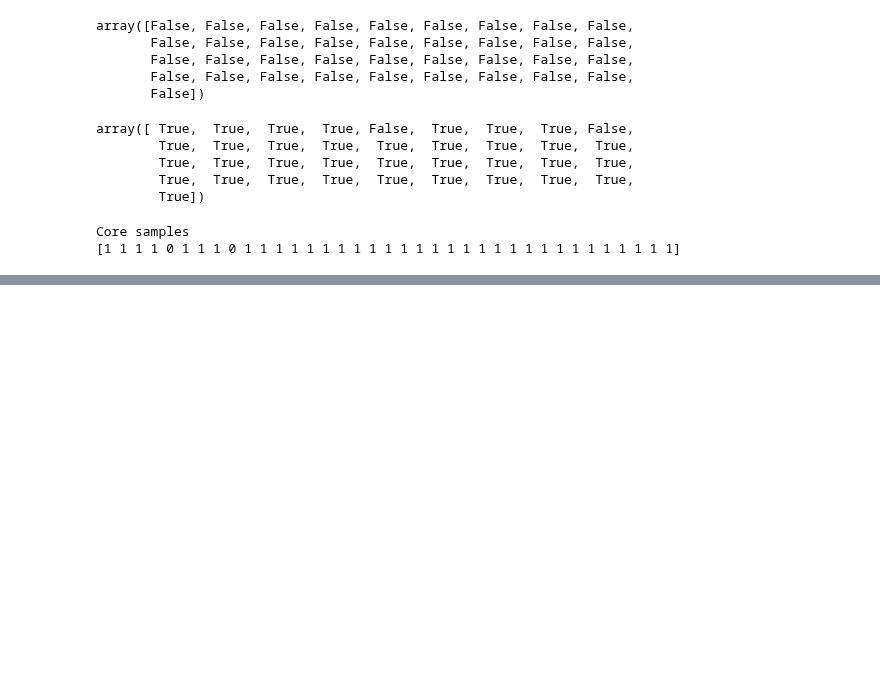
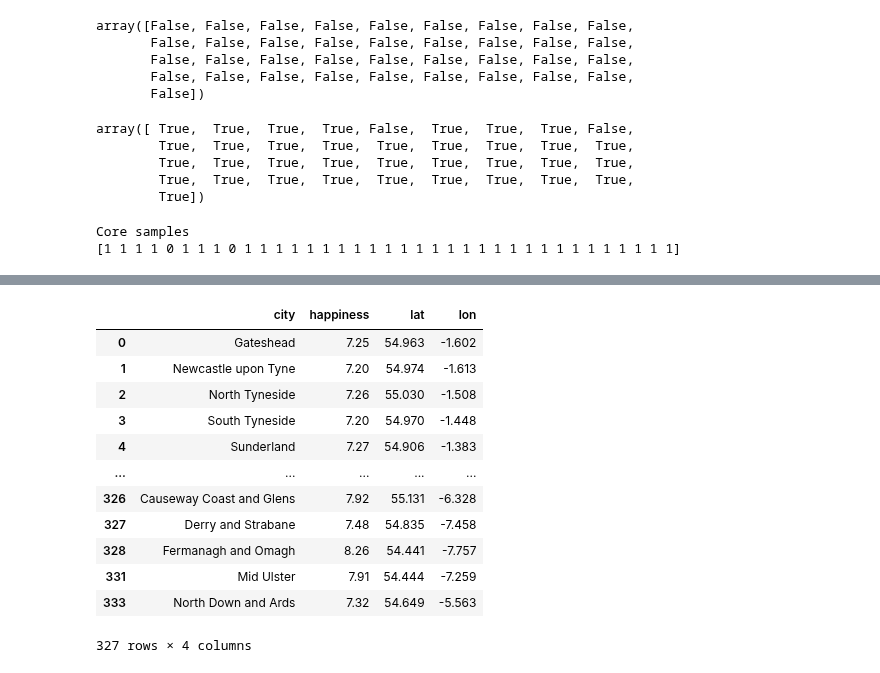
Before and after one commit to paxton615/Notes, a Jupyter notebook: Weather_stations/Download_station_data.ipynb, the cells around one changed output, grey strips where cells are left out. Saved outputs shown, nothing was run; the diff lists cells and outputs as text; code cells hidden in the pictures; blank space fills up the shorter version.

```diff
--- a/Weather_stations/Download_station_data.ipynb
+++ b/Weather_stations/Download_station_data.ipynb
@@ -397,0 +495,2 @@ Core samples
+# %%
+happy_cities = pd.read_excel('/Users/paxton615/Github_Personal/Notes/Notes/Weather_stations/{}.xlsx'.format('happy_cities'))
@@ -397,0 +527,23 @@ Core samples
+# %%
+happy_cities['lat'] = lat
+happy_cities['lon'] = lon
+# %%
+happy_cities = happy_cities.dropna()
+happy_cities.reset_index()
+happy_cities['lat'] = [np.round(i,3) for i in happy_cities.lat]
+happy_cities['lon'] = [np.round(i,3) for i in happy_cities.lon]
+happy_cities
+# %% [output]
+|  | city | happiness | lat | lon |
+| 0 | Gateshead | 7.25 | 54.963 | -1.602 |
+| 1 | Newcastle upon Tyne | 7.20 | 54.974 | -1.613 |
+| 2 | North Tyneside | 7.26 | 55.030 | -1.508 |
+| 3 | South Tyneside | 7.20 | 54.970 | -1.448 |
+| 4 | Sunderland | 7.27 | 54.906 | -1.383 |
+| ... | ... | ... | ... | ... |
+| 326 | Causeway Coast and Glens | 7.92 | 55.131 | -6.328 |
+| 327 | Derry and Strabane | 7.48 | 54.835 | -7.458 |
+| 328 | Fermanagh and Omagh | 8.26 | 54.441 | -7.757 |
+| 331 | Mid Ulster | 7.91 | 54.444 | -7.259 |
+| 333 | North Down and Ards | 7.32 | 54.649 | -5.563 |
+327 rows × 4 columns
```
Also changed, not shown: parts of 16 cells of this notebook, 7 other files.
